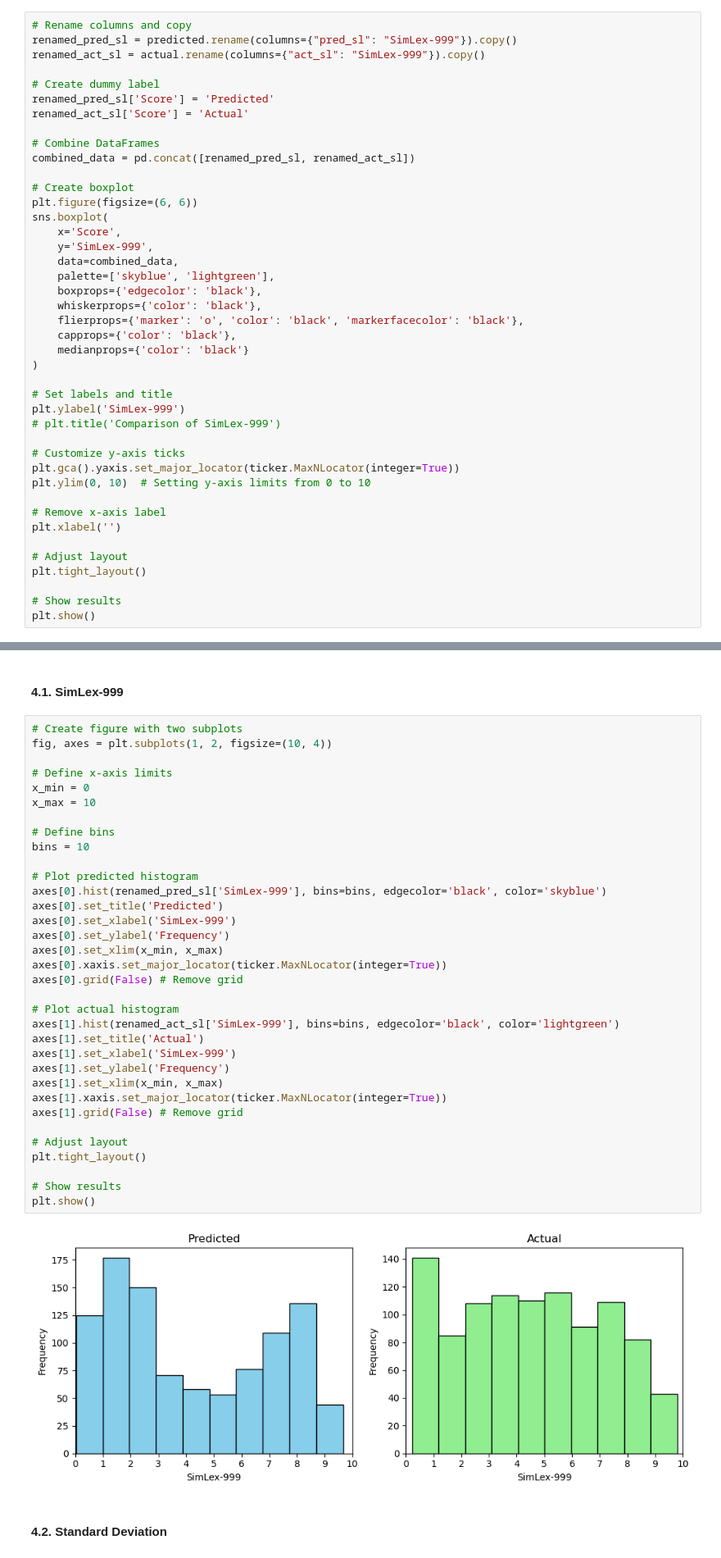
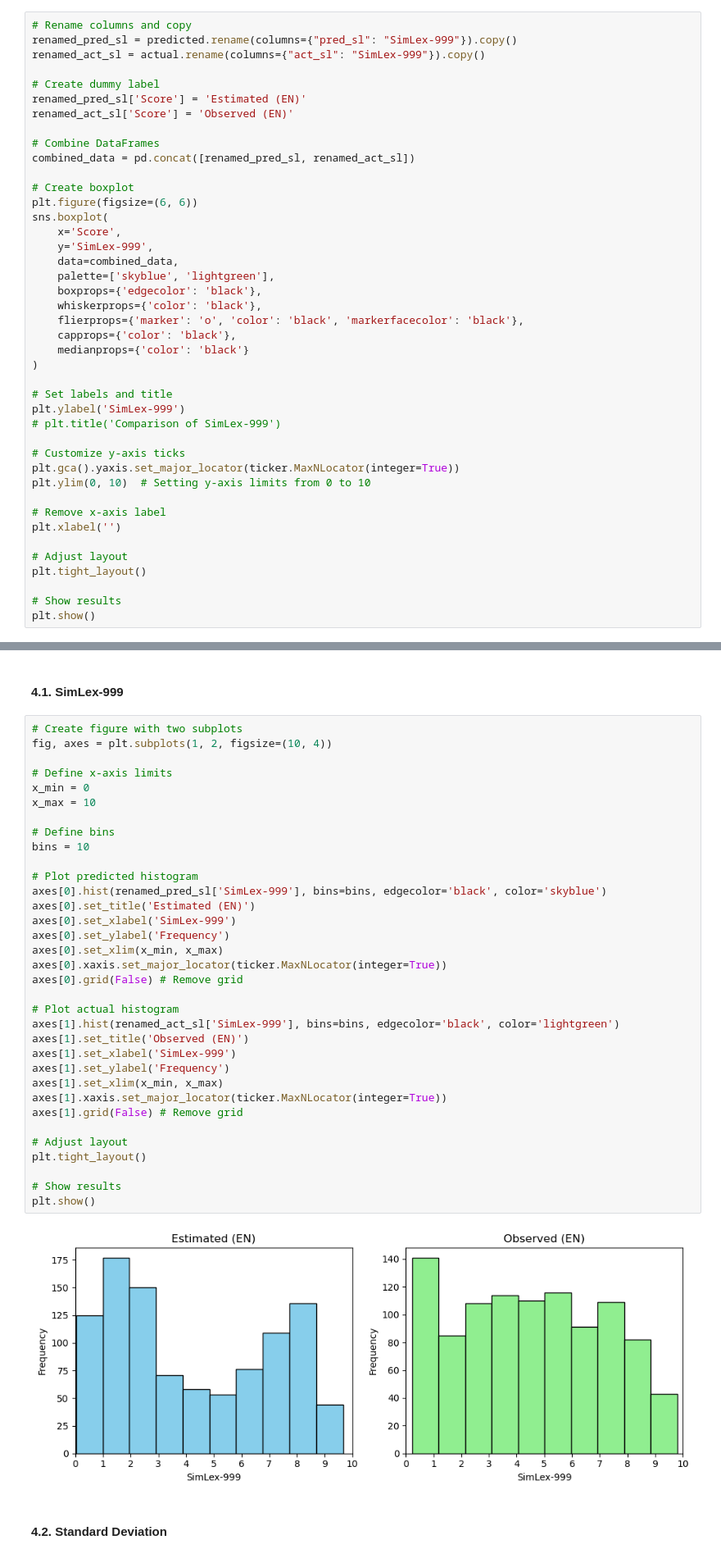
Before and after one commit to XanderSnelder/master-thesis, a Jupyter notebook: evaluation/en/gpt-turbo-0125/f9.ipynb, the cells around one changed output, grey strips where cells are left out. Shown at 82% size. Saved outputs shown, nothing was run; the diff lists cells and outputs as text.

```diff
--- a/evaluation/en/gpt-turbo-0125/f9.ipynb
+++ b/evaluation/en/gpt-turbo-0125/f9.ipynb
@@ -228,8 +228,8 @@ renamed_pred_sl = predicted.rename(columns={"pred_sl": "SimLex-999"}).copy()
 renamed_act_sl = actual.rename(columns={"act_sl": "SimLex-999"}).copy()
 
 # Create dummy label
-renamed_pred_sl['Score'] = 'Predicted'
-renamed_act_sl['Score'] = 'Actual'
+renamed_pred_sl['Score'] = 'Estimated (EN)'
+renamed_act_sl['Score'] = 'Observed (EN)'
 
 # Combine DataFrames
 combined_data = pd.concat([renamed_pred_sl, renamed_act_sl])
@@ -322,36 +322,36 @@ fig, axes = plt.subplots(1, 2, figsize=(10, 4))
 
 # Define x-axis limits
 x_min = 0
 x_max = 10
 
 # Define bins
 bins = 10
 
 # Plot predicted histogram
 axes[0].hist(renamed_pred_sl['SimLex-999'], bins=bins, edgecolor='black', color='skyblue')
-axes[0].set_title('Predicted')
+axes[0].set_title('Estimated (EN)')
 axes[0].set_xlabel('SimLex-999')
 axes[0].set_ylabel('Frequency')
 axes[0].set_xlim(x_min, x_max)
 axes[0].xaxis.set_major_locator(ticker.MaxNLocator(integer=True))
 axes[0].grid(False) # Remove grid
 
 # Plot actual histogram
 axes[1].hist(renamed_act_sl['SimLex-999'], bins=bins, edgecolor='black', color='lightgreen')
-axes[1].set_title('Actual')
+axes[1].set_title('Observed (EN)')
 axes[1].set_xlabel('SimLex-999')
 axes[1].set_ylabel('Frequency')
 axes[1].set_xlim(x_min, x_max)
 axes[1].xaxis.set_major_locator(ticker.MaxNLocator(integer=True))
 axes[1].grid(False) # Remove grid
 
 # Adjust layout
 plt.tight_layout()
 
 # Show results
 plt.show()
 # %% [output]
-[figure, old version]
+[figure, new version]
 # %% [markdown]
 #### **4.2. Standard Deviation**
 # %%
```
Also changed, not shown: parts of 6 cells of this notebook, 3 other files.
